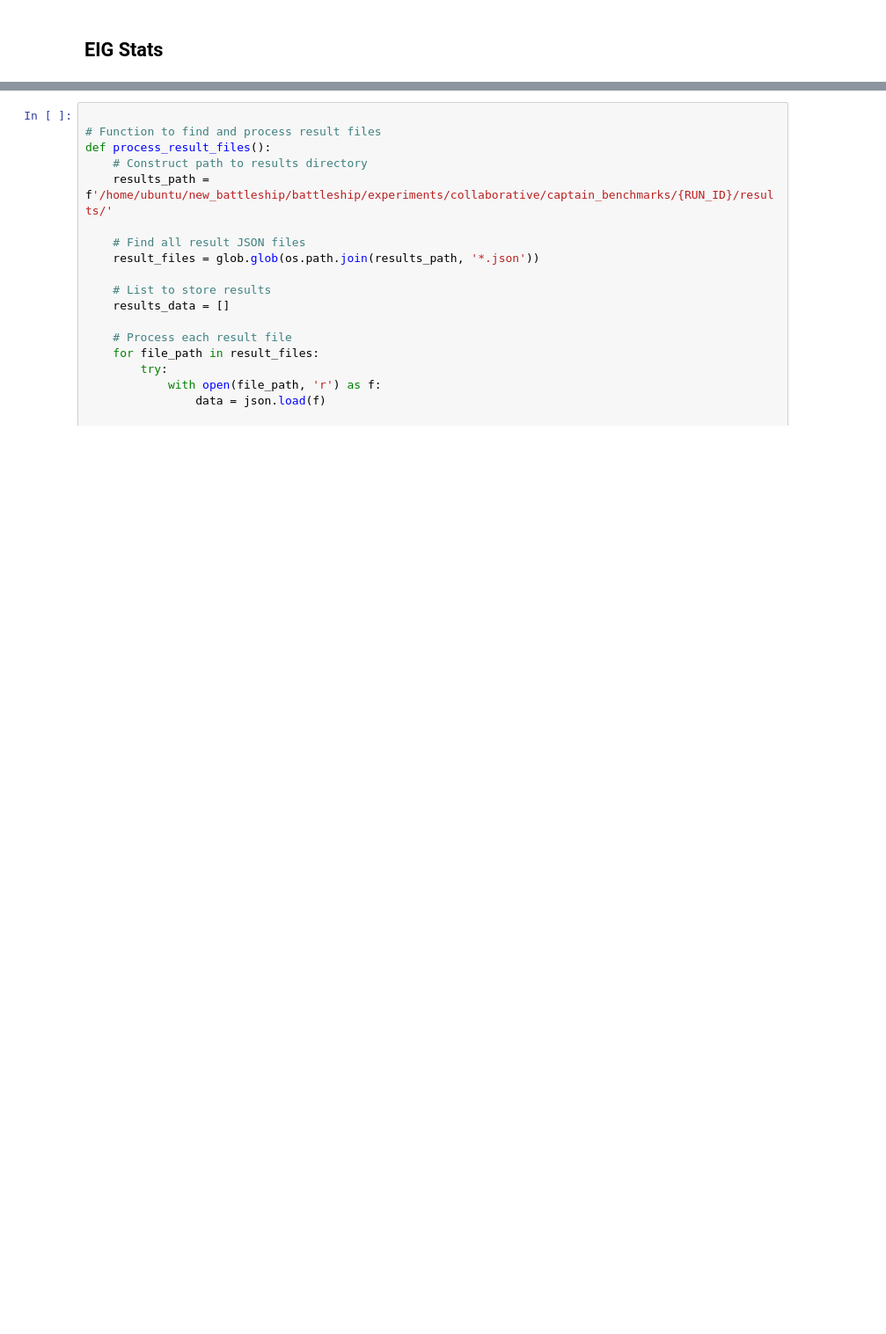
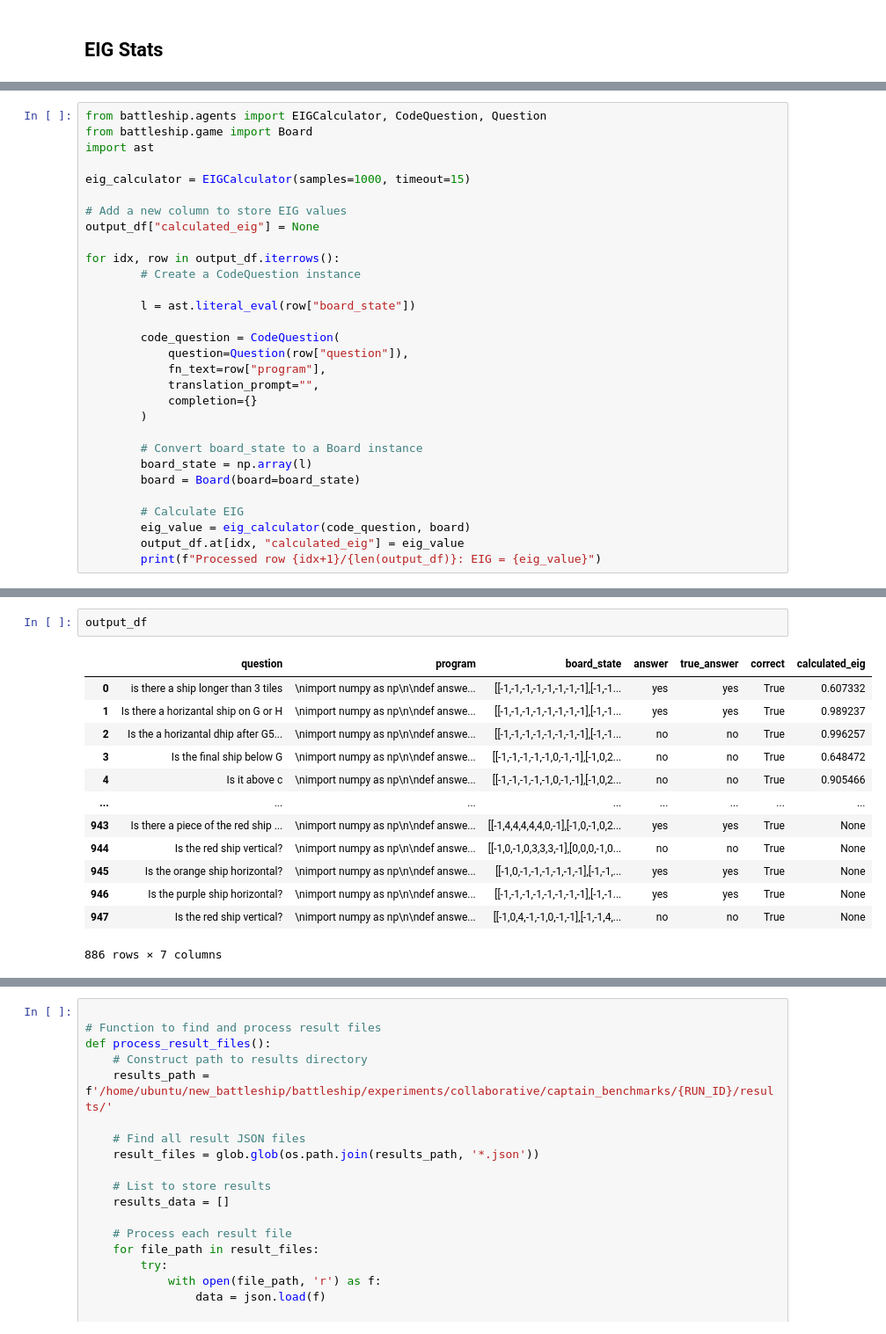
Before and after one commit to gabegrand/battleship, a Jupyter notebook: notebooks/captain_analysis.ipynb, the cells around one changed output, grey strips where cells are left out. Shown: that part at 88% size. Drawn from its saved outputs; the diff is of its cells as text; blank space fills up the shorter version.

```diff
--- a/notebooks/captain_analysis.ipynb
+++ b/notebooks/captain_analysis.ipynb
@@ -116,0 +151,30 @@ eig_df
+# %%
+from battleship.agents import EIGCalculator, CodeQuestion, Question
+from battleship.game import Board
+import ast
+
+eig_calculator = EIGCalculator(samples=1000, timeout=15)
+
+# Add a new column to store EIG values
+output_df["calculated_eig"] = None
+
+for idx, row in output_df.iterrows():
+        # Create a CodeQuestion instance
+
+        l = ast.literal_eval(row["board_state"])
+
+        code_question = CodeQuestion(
+            question=Question(row["question"]),
+            fn_text=row["program"],
+            translation_prompt="",
+            completion={}
+        )
+
+        # Convert board_state to a Board instance
+        board_state = np.array(l)
+        board = Board(board=board_state)
+
+        # Calculate EIG
+        eig_value = eig_calculator(code_question, board)
+        output_df.at[idx, "calculated_eig"] = eig_value
+        print(f"Processed row {idx+1}/{len(output_df)}: EIG = {eig_value}")
@@ -117,3 +200,19 @@ eig_df
+# %%
+output_df
+# %% [output]
+|  | question | program | board_state | answer | true_answer | correct | calculated_eig |
+| 0 | is there a ship longer than 3 tiles | \nimport numpy as np\n\ndef answe... | [[-1,-1,-1,-1,-1,-1,-1,-1],[-1,-1... | yes | yes | True | 0.607332 |
+| 1 | Is there a horizantal ship on G or H | \nimport numpy as np\n\ndef answe... | [[-1,-1,-1,-1,-1,-1,-1,-1],[-1,-1... | yes | yes | True | 0.989237 |
+| 2 | Is the a horizantal dhip after G5... | \nimport numpy as np\n\ndef answe... | [[-1,-1,-1,-1,-1,-1,-1,-1],[-1,-1... | no | no | True | 0.996257 |
+| 3 | Is the final ship below G | \nimport numpy as np\n\ndef answe... | [[-1,-1,-1,-1,-1,0,-1,-1],[-1,0,2... | no | no | True | 0.648472 |
+| 4 | Is it above c | \nimport numpy as np\n\ndef answe... | [[-1,-1,-1,-1,-1,0,-1,-1],[-1,0,2... | no | no | True | 0.905466 |
+| ... | ... | ... | ... | ... | ... | ... | ... |
+| 943 | Is there a piece of the red ship ... | \nimport numpy as np\n\ndef answe... | [[-1,4,4,4,4,4,0,-1],[-1,0,-1,0,2... | yes | yes | True | None |
+| 944 | Is the red ship vertical? | \nimport numpy as np\n\ndef answe... | [[-1,0,-1,0,3,3,3,-1],[0,0,0,-1,0... | no | no | True | None |
+| 945 | Is the orange ship horizontal? | \nimport numpy as np\n\ndef answe... | [[-1,0,-1,-1,-1,-1,-1,-1],[-1,-1,... | yes | yes | True | None |
+| 946 | Is the purple ship horizontal? | \nimport numpy as np\n\ndef answe... | [[-1,-1,-1,-1,-1,-1,-1,-1],[-1,-1... | yes | yes | True | None |
+| 947 | Is the red ship vertical? | \nimport numpy as np\n\ndef answe... | [[-1,0,4,-1,-1,0,-1,-1],[-1,-1,4,... | no | no | True | None |
+886 rows × 7 columns
 # %%
 # Create a new dataframe where each row contains a round_id and a question from eig_questions
 expanded_df = []
```
Also changed, not shown: parts of 20 cells of this notebook.
